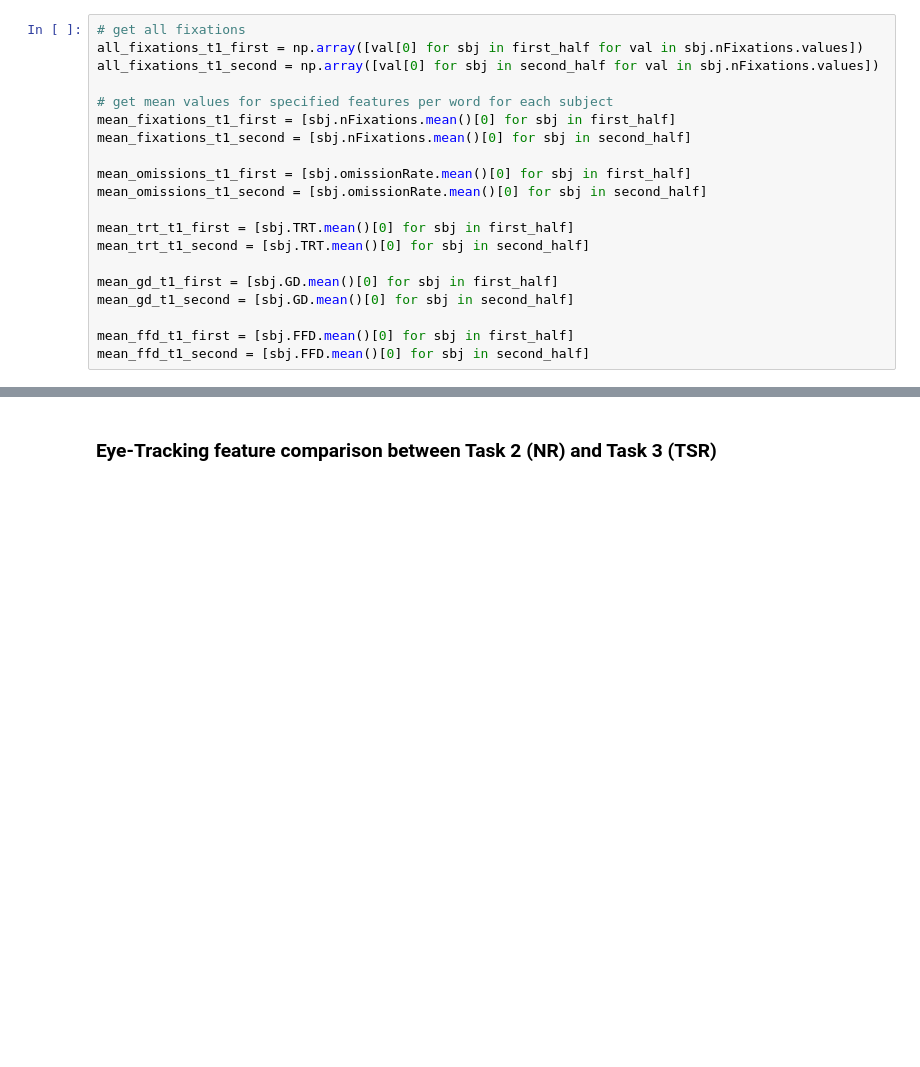
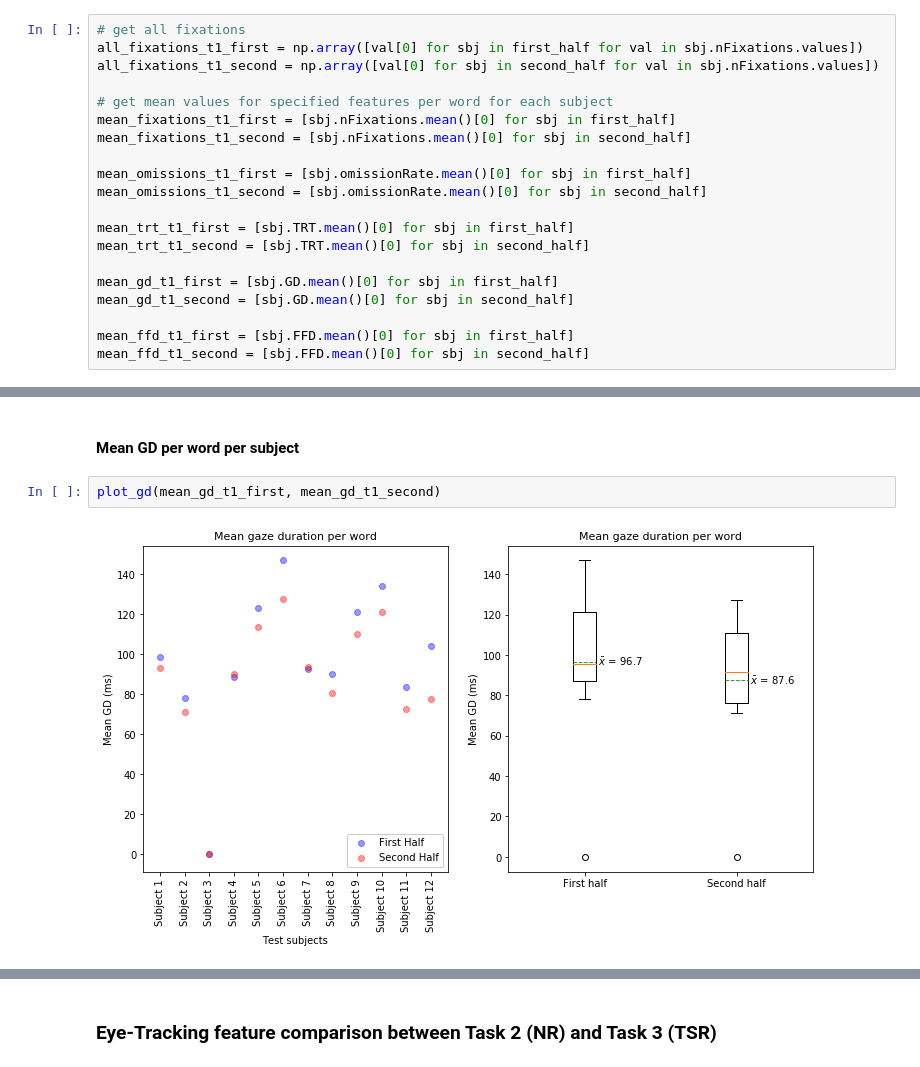
Before and after one commit to PosoSAgapo/NER-with-EEG-and-ET, a Jupyter notebook: data_exploration.ipynb, the cells around one changed output, grey strips where cells are left out. Saved outputs shown, nothing was run; the diff lists cells and outputs as text; blank space fills up the shorter version.

```diff
--- a/data_exploration.ipynb
+++ b/data_exploration.ipynb
@@ -222,0 +141,6 @@ plt.show()
+# %% [markdown]
+#### Mean GD per word per subject
+# %%
+plot_gd(mean_gd_t1_first, mean_gd_t1_second)
+# %% [output]
+[figure, added]
```
Also changed, not shown: parts of 31 cells of this notebook, 1 other file.
